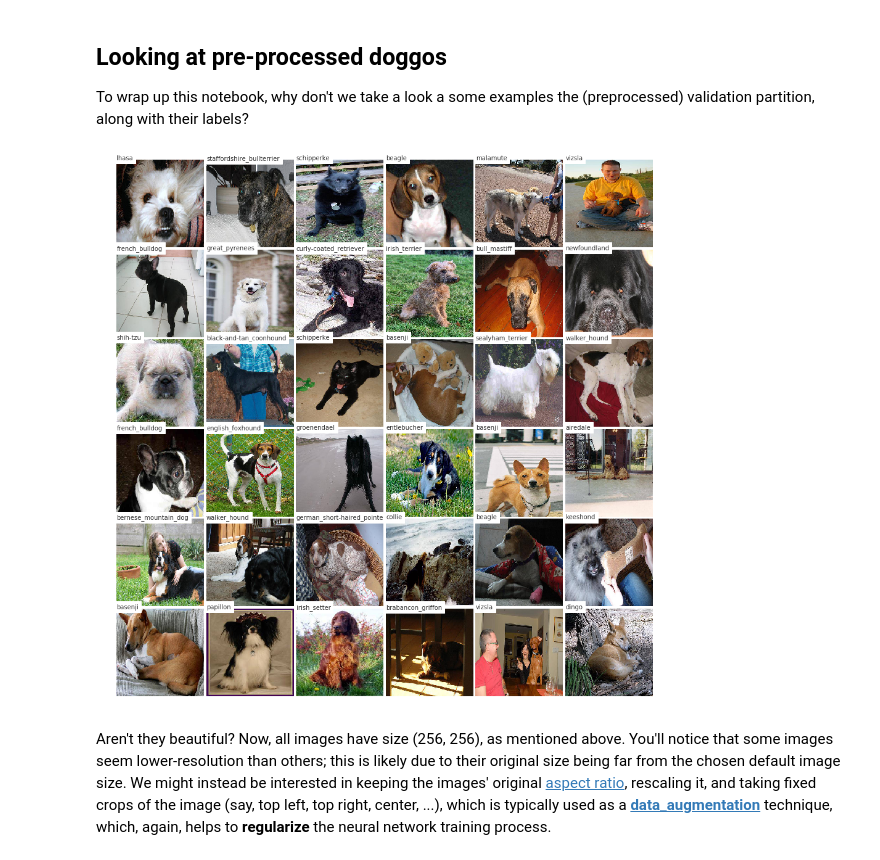
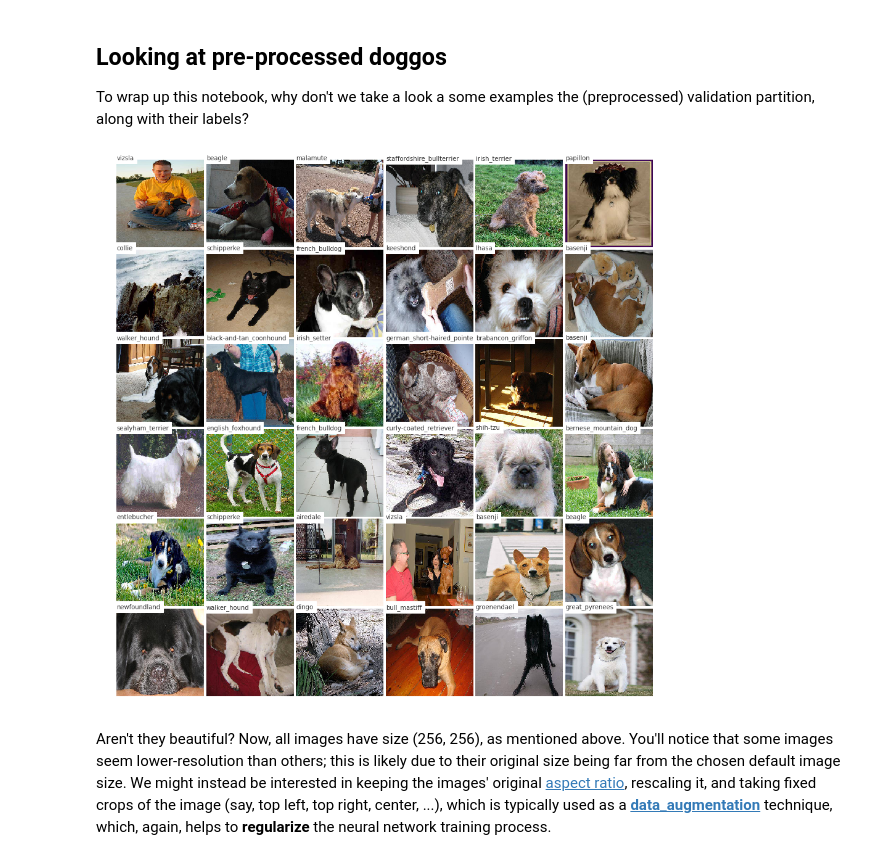
Before and after one commit to djsaunde/Kaggle-Competitions, a Jupyter notebook: Dog Breed Identification/code/Data Exploration.ipynb, the cells around one changed output. Drawn from its saved outputs; the diff is of its cells as text; code cells hidden in the pictures.

```diff
--- a/Dog Breed Identification/code/Data Exploration.ipynb
+++ b/Dog Breed Identification/code/Data Exploration.ipynb
@@ -266,29 +266,30 @@ To wrap up this notebook, why don't we take a look a some examples the (preproce
 # %%
 # Number of images to display in a __square__ grid.
 n_im = 36
 n_im_sqrt = int(np.sqrt(n_im))
 
 # Reload the validation images and labels.
-X_valid = np.array([ np.load(os.path.join('..', 'data', 'X_valid%d.npy' % idx)) for idx in range(n_im) ])
-y_valid = np.array([ np.load(os.path.join('..', 'data', 'y_valid%d.npy' % idx)) for idx in range(n_im) ])
+valid = np.array([ np.load(os.path.join(processed_valid_path, 'valid%d.npy' % idx)) for idx in range(n_im) ])
+X_valid = valid[:, 0]
+y_valid = valid[:, 1]
 
 # Take a sample of `n_im` images and corresponding labels from the validation data.
 sample_idxs = np.random.choice(X_valid.shape[0], size=n_im, replace=False)
 X = X_valid[sample_idxs]
 y = y_valid[sample_idxs]
 
 # Create an ImageGrid of the sampled validation images
 # with their corresponding categorical labels.
 fig = plt.figure(1, figsize=(16, 16))
 grid = ImageGrid(fig, 111, nrows_ncols=(n_im_sqrt, n_im_sqrt), axes_pad=0.05)
 for idx in range(n_im):
     ax = grid[idx]
     ax.imshow(X[idx] / 255)
     ax.axis('off')
 
     int_label = np.argmax(y[idx])
     ax.text(0, 0, '%s' % inverse_class_map[int_label], color='k', backgroundcolor='w', alpha=0.8)
 # %% [output]
-[figure, old version]
+[figure, new version]
 # %% [markdown]
 Aren't they beautiful? Now, all images have size (256, 256), as mentioned above. You'll notice that some images seem lower-resolution than others; this is likely due to their original size being far from the chosen default image size. We might instead be interested in keeping the images' original [aspect ratio](https://en.wikipedia.org/wiki/Aspect_ratio_(image)), rescaling it, and taking fixed crops of the image (say, top left, top right, center, ...), which is typically used as a [__data_augmentation__](https://www.quora.com/What-does-the-term-data-Augmentation-mean-in-the-context-of-Machine-Learning) technique, which, again, helps to __regularize__ the neural network training process.
```
Also changed, not shown: parts of 2 cells of this notebook, 3 other files.
